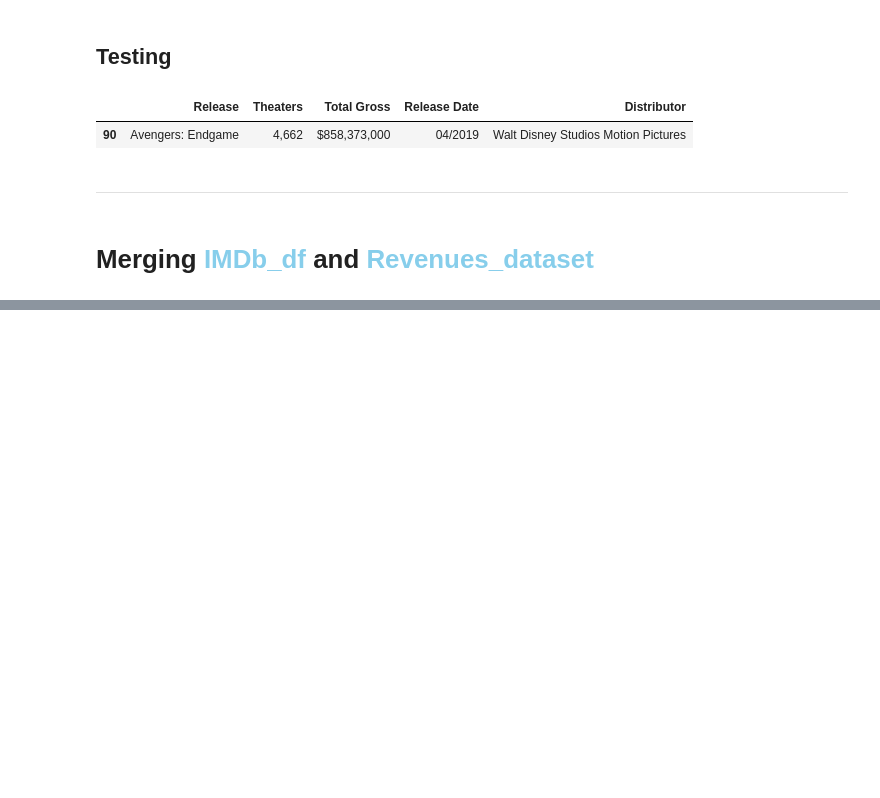
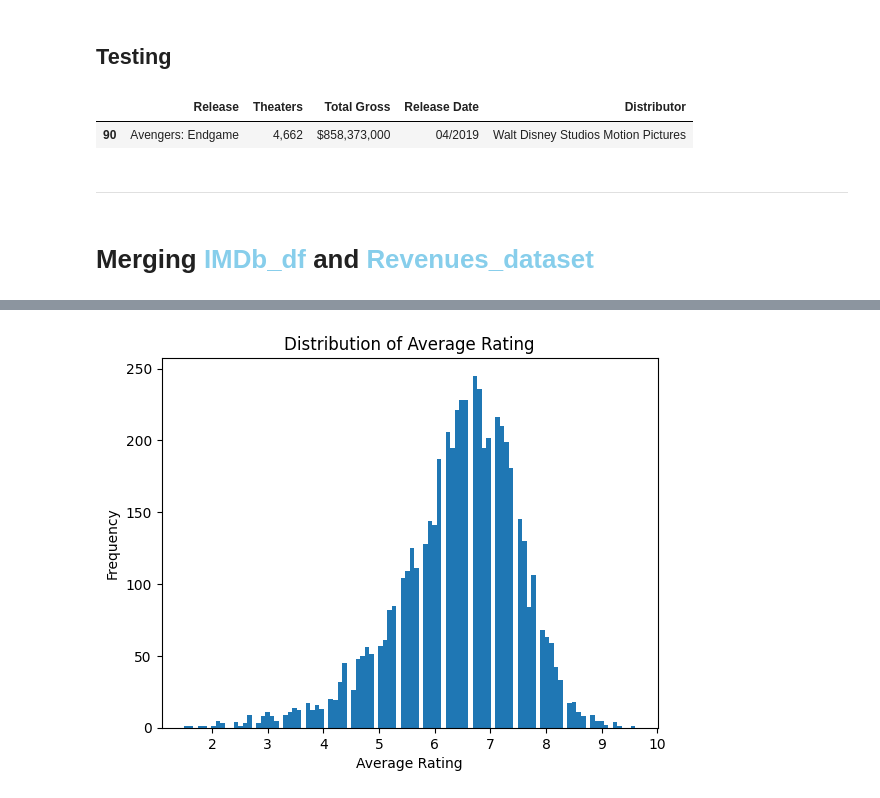
Before and after one commit to shreyashguptas/Analyzing-movie-runtime-performance-before-and-after-COVID-19, a Jupyter notebook: project code.ipynb, the cells around one changed output, grey strips where cells are left out. Cells and saved outputs as stored; diff of their text form; code cells hidden in the pictures; blank space fills up the shorter version.

```diff
--- a/project code.ipynb
+++ b/project code.ipynb
@@ -577,0 +557,21 @@ combined_data.head()
+# %%
+# Delete duplicate rows where the Release and Total gross match other rows
+combined_data = combined_data.drop_duplicates(subset=['Release', 'Total Gross'], keep='first')
+
+# filter combined_data if US is not in the region column
+combined_data = combined_data[combined_data['region'].str.contains('US', case=False, na=False)]
+
+# Remove null values from Release Date column
+combined_data = combined_data.dropna(subset=['Release Date'])
+
+# Duplicate the genre column
+combined_data['genre'] = combined_data['genres']
+
+# In Genres column delete all the generes except the first one
+combined_data['genres'] = combined_data['genres'].str.split(',', expand=True)[0]
+
+# Cleaning the format type for Total Gross
+combined_data['Total Gross'] = combined_data['Total Gross'].str.replace(',', '').str.replace('$', '').astype(float)
+
+# Reset the index
+combined_data = combined_data.reset_index(drop=True)
@@ -577,0 +583,15 @@ combined_data.head()
+# %%
+# Replace 'True' with 1
+combined_data['isAdult'] = combined_data['isAdult'].replace(True, 1)
+
+# Replace null values with 0
+combined_data['isAdult'] = combined_data['isAdult'].fillna(0)
+# %%
+# Changing data types
+combined_data['runtimeMinutes'] = pd.to_numeric(combined_data['runtimeMinutes'], errors='coerce').astype('Int64')
+combined_data['Theaters'] = pd.to_numeric(combined_data['Theaters'], errors='coerce').astype('Int64')
+combined_data['Release Date'] = pd.to_datetime(combined_data['Release Date'], errors='coerce', format='%b-%y')
+# %%
+# separating the genres column into different columns
+combined_data = combined_data.join(combined_data.pop('genres').str.get_dummies(sep=','))
+combined_data.head()
@@ -700,0 +767,9 @@ print(new_df['budget'].notnull().sum())
+# %%
+# Visualise the distribution of the average rating
+plt.hist(combined_data['averageRating'], bins=100)
+plt.xlabel('Average Rating')
+plt.ylabel('Frequency')
+plt.title('Distribution of Average Rating')
+plt.show()
+# %% [output]
+[figure, added]
```
Also changed, not shown: parts of 43 cells of this notebook.
